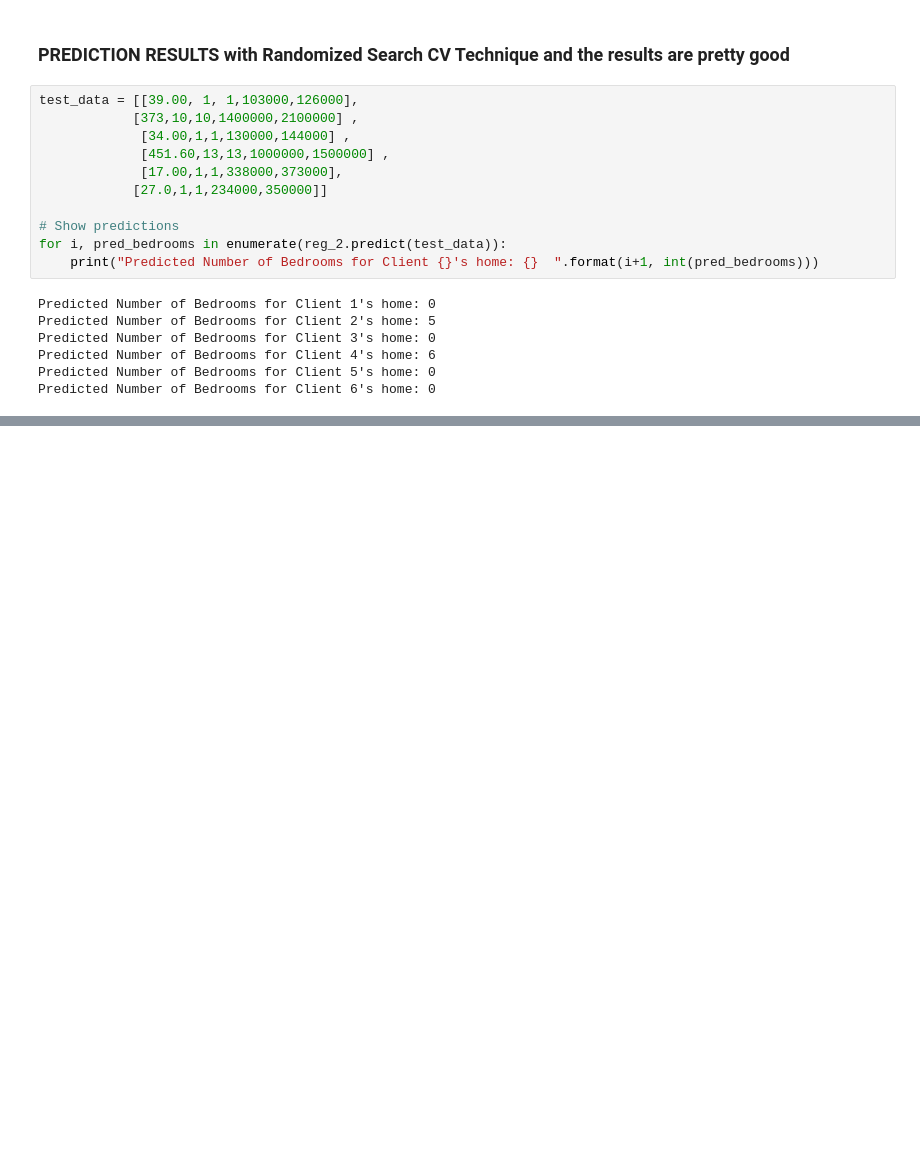
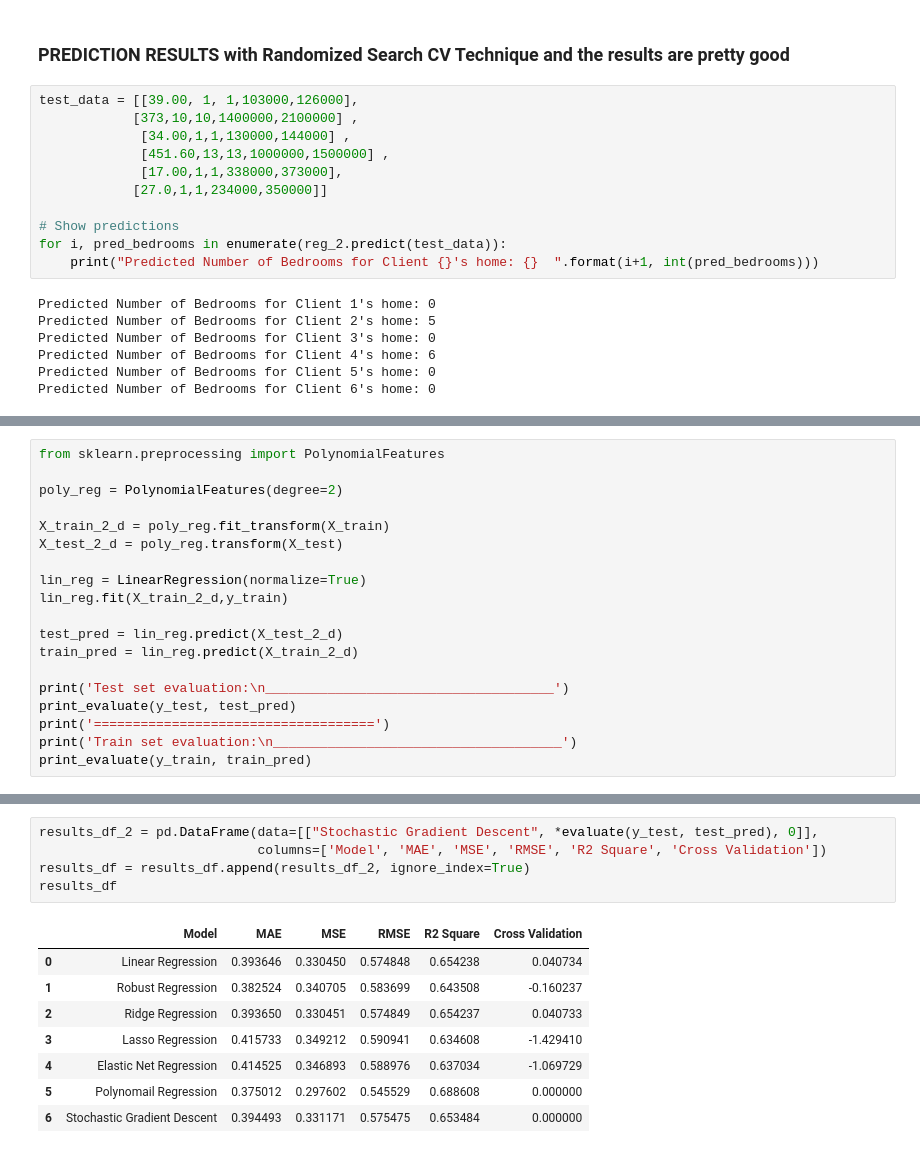
Before and after one commit to Vinaypavanguntur/assignment, a Jupyter notebook: final_model_for_submission.ipynb, the cells around one changed output, grey strips where cells are left out. Drawn from its saved outputs; the diff is of its cells as text; blank space fills up the shorter version.

```diff
--- a/final_model_for_submission.ipynb
+++ b/final_model_for_submission.ipynb
@@ -625,0 +934,19 @@ Predicted Number of Bedrooms for Client 6's home: 0
+# %%
+from sklearn.preprocessing import PolynomialFeatures
+
+poly_reg = PolynomialFeatures(degree=2)
+
+X_train_2_d = poly_reg.fit_transform(X_train)
+X_test_2_d = poly_reg.transform(X_test)
+
+lin_reg = LinearRegression(normalize=True)
+lin_reg.fit(X_train_2_d,y_train)
+
+test_pred = lin_reg.predict(X_test_2_d)
+train_pred = lin_reg.predict(X_train_2_d)
+
+print('Test set evaluation:\n_____________________________________')
+print_evaluate(y_test, test_pred)
+print('====================================')
+print('Train set evaluation:\n_____________________________________')
+print_evaluate(y_train, train_pred)
@@ -625,0 +1014,14 @@ Predicted Number of Bedrooms for Client 6's home: 0
+# %%
+results_df_2 = pd.DataFrame(data=[["Stochastic Gradient Descent", *evaluate(y_test, test_pred), 0]],
+                            columns=['Model', 'MAE', 'MSE', 'RMSE', 'R2 Square', 'Cross Validation'])
+results_df = results_df.append(results_df_2, ignore_index=True)
+results_df
+# %% [output]
+|  | Model | MAE | MSE | RMSE | R2 Square | Cross Validation |
+| 0 | Linear Regression | 0.393646 | 0.330450 | 0.574848 | 0.654238 | 0.040734 |
+| 1 | Robust Regression | 0.382524 | 0.340705 | 0.583699 | 0.643508 | -0.160237 |
+| 2 | Ridge Regression | 0.393650 | 0.330451 | 0.574849 | 0.654237 | 0.040733 |
+| 3 | Lasso Regression | 0.415733 | 0.349212 | 0.590941 | 0.634608 | -1.429410 |
+| 4 | Elastic Net Regression | 0.414525 | 0.346893 | 0.588976 | 0.637034 | -1.069729 |
+| 5 | Polynomail Regression | 0.375012 | 0.297602 | 0.545529 | 0.688608 | 0.000000 |
+| 6 | Stochastic Gradient Descent | 0.394493 | 0.331171 | 0.575475 | 0.653484 | 0.000000 |
```
Also changed, not shown: parts of 43 cells of this notebook.
